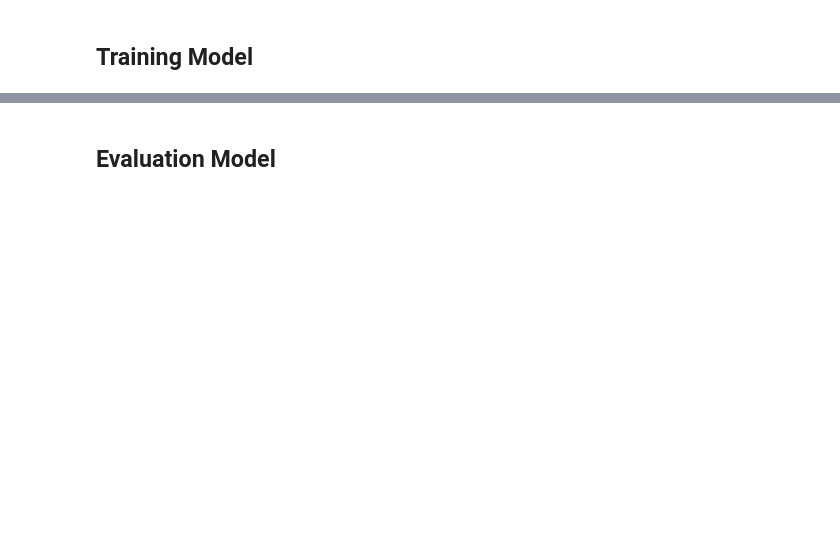
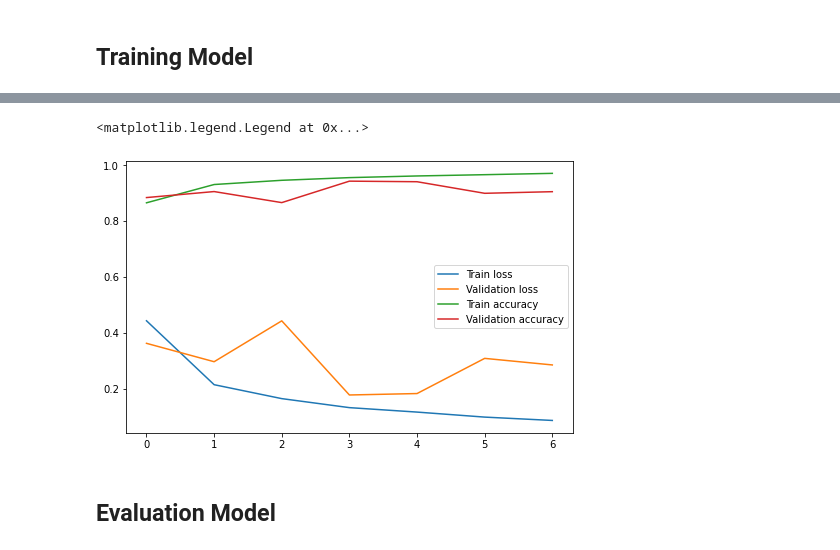
Before and after one commit to JavadMokhtari/DeepConvFarsiOCR, a Jupyter notebook: PersianCharacterRecognition.ipynb, the cells around one changed output, grey strips where cells are left out. Drawn from its saved outputs; the diff is of its cells as text; code cells hidden in the pictures; blank space fills up the shorter version.

Commit message:
Complete model and evaluation

```diff
--- a/PersianCharacterRecognition.ipynb
+++ b/PersianCharacterRecognition.ipynb
@@ -24,9 +25,10 @@ img_gen = keras.preprocessing.image.ImageDataGenerator(
     rescale=1./255,
     validation_split=0.2)
 
+train_data_dir = os.path.dirname('Train-Data/')
 # Create train dataset with ImageGenerator from local directory
 train_ds = img_gen.flow_from_directory(
-    directory='Train-Data/',
+    directory=train_data_dir,
     subset='training',
     shuffle=True,
     seed=42,
@@ -37,7 +39,7 @@ train_ds = img_gen.flow_from_directory(
 
 # Create validation dataset with ImageGenerator from local directory
 val_ds = img_gen.flow_from_directory(
-    directory='Train-Data/',
+    directory=train_data_dir,
     subset='validation',
     shuffle=True,
     seed=42,
@@ -113,0 +96,4 @@ OCR_model.compile(optimizer='adam',
+# %%
+input_shape = (IMG_WIDTH, IMG_HEIGHT, 1)
+OCR_model = OCR_Net(input_shape)
+OCR_model.summary()
@@ -114,9 +118,2 @@ OCR_model.compile(optimizer='adam',
 # %% [markdown]
 ## Training Model
-# %%
-# Fit model to train data
-OCR_model.fit(train_ds,
-    epochs=20,
-    validation_data=val_ds,
-    # Early Stopping prevents from overfitting
-    callbacks=keras.callbacks.EarlyStopping(patience=3))
@@ -125,0 +120,17 @@ OCR_model.fit(train_ds,
+# %%
+# Create logs directory
+if not os.path.exists('logs/'):
+    os.mkdir('logs/')
+
+# Define callbacks
+# Early Stopping prevents from overfitting
+earlystopping_cb = keras.callbacks.EarlyStopping(patience=3)
+# Save weights of model while training
+checkpoint_cb = keras.callbacks.ModelCheckpoint(filepath='logs/',
+                                              save_best_only=True,
+                                              save_weights_only=True)
+# Fit model to train data
+model_history = OCR_model.fit(train_ds,
+    epochs=20,
+    validation_data=val_ds,
+    callbacks=[earlystopping_cb, checkpoint_cb])
@@ -126,3 +152,14 @@ OCR_model.fit(train_ds,
+# %%
+# Mean Squared Error for train and validation data
+fig, ax = plt.subplots(figsize=(8, 5))
+ax.plot(model_history.history["loss"], label="Train loss")
+ax.plot(model_history.history["val_loss"], label="Validation loss")
+ax.plot(model_history.history["accuracy"], label="Train accuracy")
+ax.plot(model_history.history["val_accuracy"], label="Validation accuracy")
+ax.legend()
+# %% [output]
+<matplotlib.legend.Legend at 0x...>
+[figure, added]
 # %% [markdown]
 ## Evaluation Model
 # %%
```
Also changed, not shown: parts of 13 cells of this notebook.
